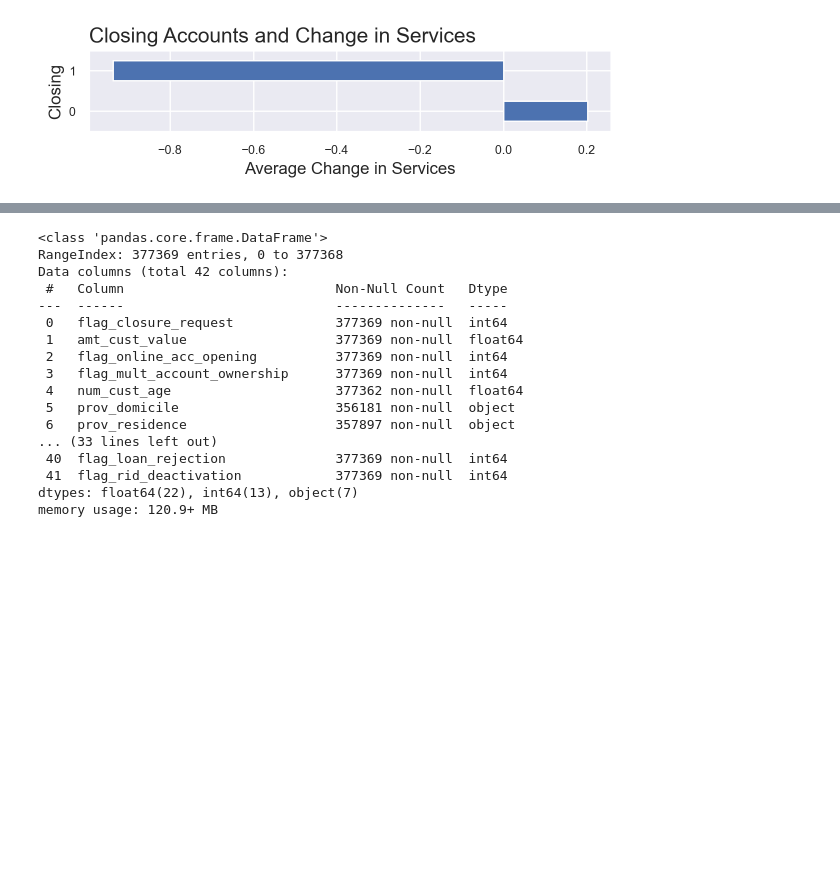
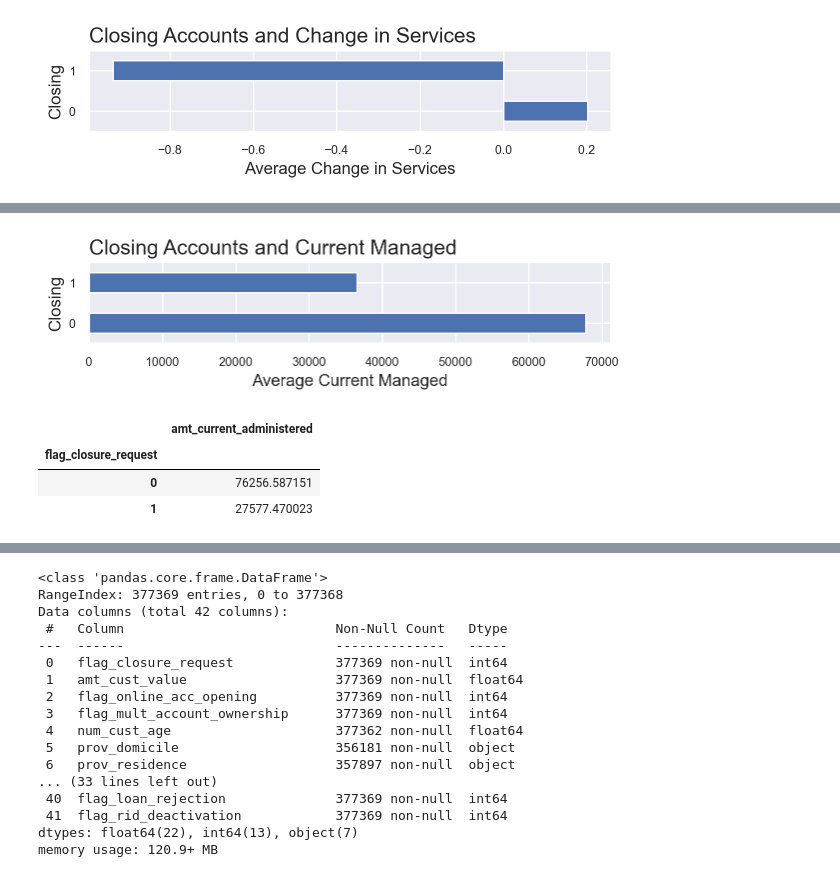
Before and after one commit to fedfioravanti/Bank-Churn-Prediction, a Jupyter notebook: notebooks/Bank-Churn-01-Intro-EDA.ipynb, the cells around one changed output, grey strips where cells are left out. Saved outputs shown, nothing was run; the diff lists cells and outputs as text; code cells hidden in the pictures; blank space fills up the shorter version.

```diff
--- a/notebooks/Bank-Churn-01-Intro-EDA.ipynb
+++ b/notebooks/Bank-Churn-01-Intro-EDA.ipynb
@@ -888,0 +940,21 @@ plt.show()
+# %%
+# create a horizontal bar plot showing the average current managed for remaining and closing accounts
+current_managed.plot(kind='barh', rot=0, figsize=(6,1))
+plt.title('Closing Accounts and Current Managed', loc='left', fontsize = 15)
+plt.ylabel('Closing', fontsize = 12)
+plt.xlabel('Average Current Managed', fontsize = 12)
+
+plt.legend('', frameon=False)
+
+plt.show()
+# %% [output]
+[figure, added]
+# %%
+# display the average current administered for remaining and closing accounts
+current_administered = df.groupby('flag_closure_request')[['amt_current_administered']].mean()
+current_administered
+# %% [output]
+|  | amt_current_administered |
+| flag_closure_request |  |
+| 0 | 76256.587151 |
+| 1 | 27577.470023 |
```
Also changed, not shown: parts of 12 cells of this notebook.
